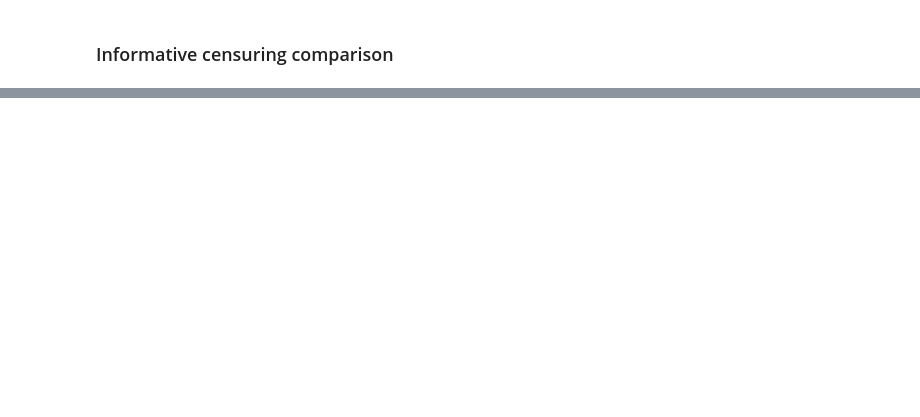
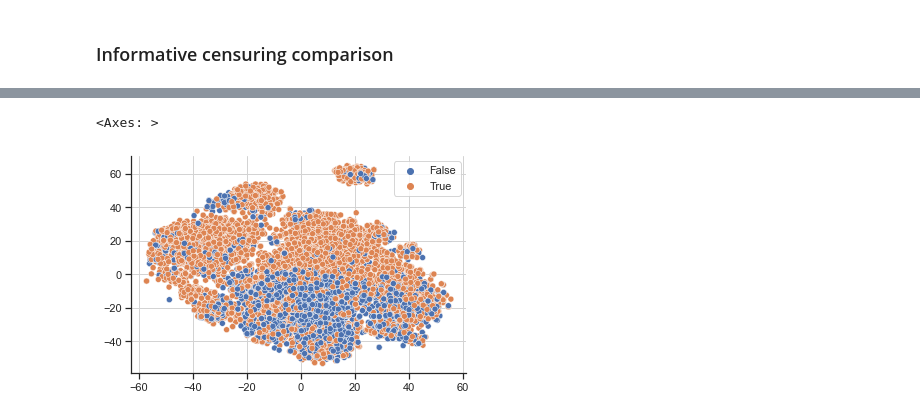
Before and after one commit to iuliivasilev/dev-survivors, a Jupyter notebook: demonstration/Articles/DistributionOfVirtualEvents/TableResults.ipynb, the cells around one changed output, grey strips where cells are left out. Saved outputs shown, nothing was run; the diff lists cells and outputs as text; code cells hidden in the pictures; blank space fills up the shorter version.

```diff
--- a/demonstration/Articles/DistributionOfVirtualEvents/TableResults.ipynb
+++ b/demonstration/Articles/DistributionOfVirtualEvents/TableResults.ipynb
@@ -157,0 +161,11 @@ SF1 IBS:0.18428, AUPRC:0.32687
+# %%
+from sklearn.manifold import TSNE
+from sklearn.preprocessing import StandardScaler
+
+X_scaled = StandardScaler().fit_transform(X.fillna(X.median()))
+X_embedded = TSNE(n_components=2, perplexity=50, learning_rate='auto', random_state=42).fit_transform(X_scaled)
+sns.scatterplot(x=X_embedded[:, 0], y=X_embedded[:, 1],
+                hue=y["cens"])
+# %% [output]
+<Axes: >
+[figure, added]
```
Also changed, not shown: parts of 13 cells of this notebook.
